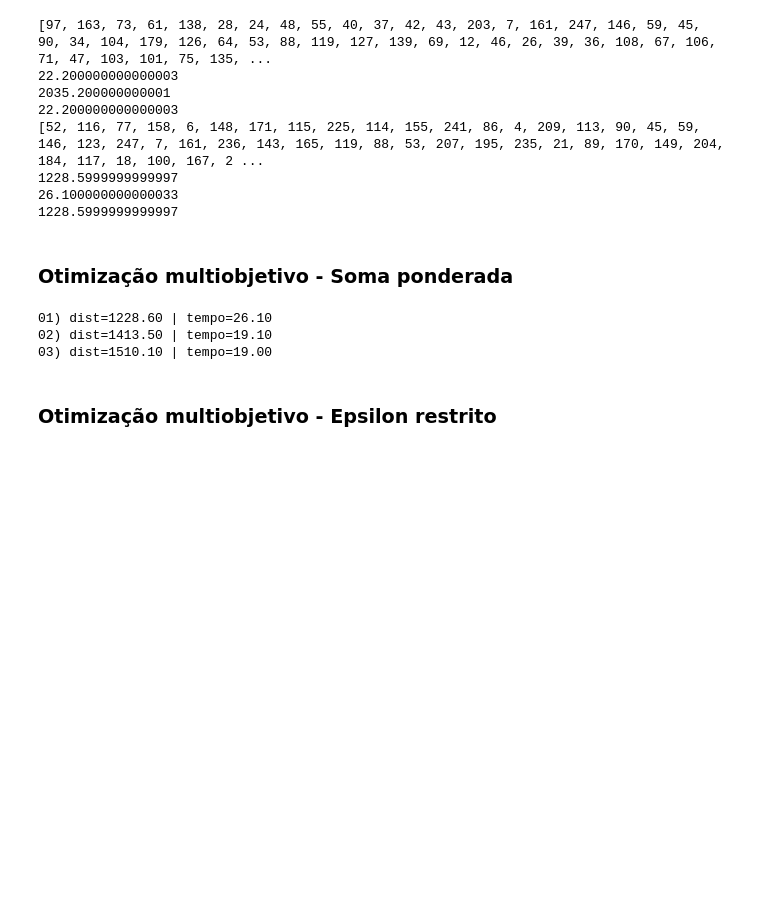
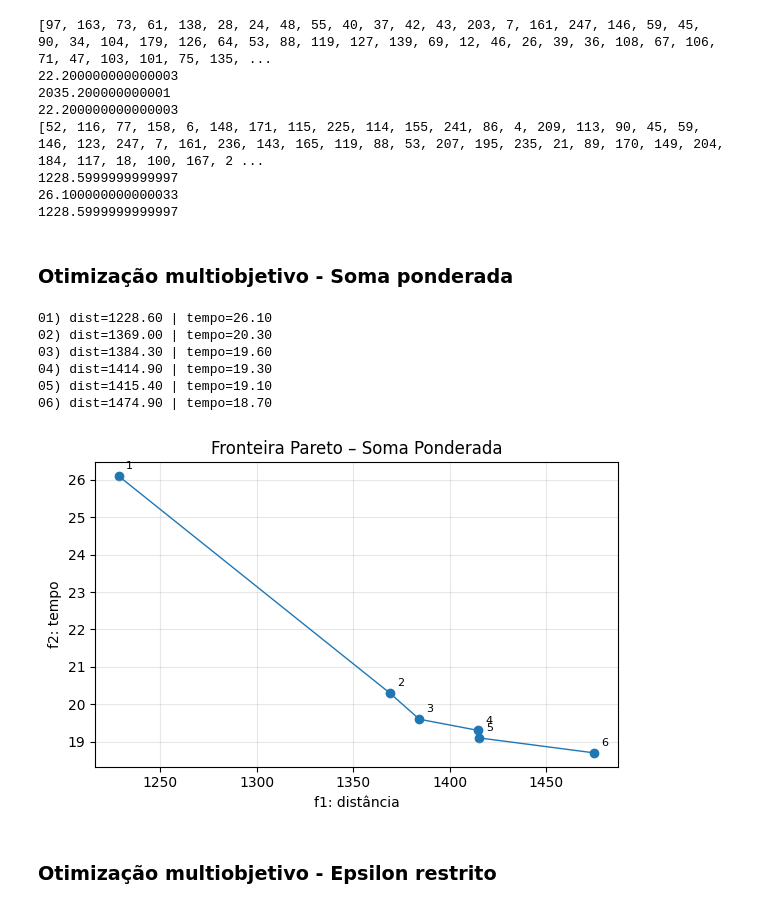
Before and after one commit to acpDaniel/Travelling-Salesman-Problem-TSP, a Jupyter notebook: tsp.ipynb, the cells around one changed output. Saved outputs shown, nothing was run; the diff lists cells and outputs as text; code cells hidden in the pictures; blank space fills up the shorter version.

Commit message:
testes do soma ponderada

```diff
--- a/tsp.ipynb
+++ b/tsp.ipynb
@@ -829,15 +829,45 @@ def filtrar_nao_dominadas(solucoes):
     fronteira.sort(key=lambda x: (x[0], x[1]))
     return fronteira
 # %%
-pareto_5 = fronteira_pareto_soma_ponderada(problema, n_pontos=15, lmax=1, kmax=3, max_iter=100)
+pareto_5 = fronteira_pareto_soma_ponderada(problema, n_pontos=20, lmax=1, kmax=3, max_iter=100)
 # %%
+def plot_pareto(pontos, titulo="Fronteira Pareto – Soma Ponderada",
+                conectar=True, numerar=True, savepath=None):
+
+    pts = sorted([(d, t) for (d, t, _) in pontos], key=lambda x: x[0])
+    xs = [d for d, _ in pts]
+    ys = [t for _, t in pts]
+
+    plt.figure(figsize=(6, 4))
+    plt.scatter(xs, ys)
+    if conectar:
+        plt.plot(xs, ys, linewidth=1)
+    if numerar:
+        for i, (x, y) in enumerate(pts, 1):
+            plt.annotate(str(i), (x, y), textcoords="offset points", xytext=(5, 5), fontsize=8)
+
+    plt.xlabel("f1: distância")
+    plt.ylabel("f2: tempo")
+    plt.title(titulo)
+    plt.grid(True, alpha=0.3)
+    plt.tight_layout()
+    if savepath:
+        plt.savefig(savepath, dpi=150, bbox_inches="tight")
+    plt.show()
+
 pareto_5_nd = filtrar_nao_dominadas(pareto_5)
 for i, (d, t, rota) in enumerate(pareto_5_nd, 1):
     print(f"{i:02d}) dist={d:.2f} | tempo={t:.2f}")
+
+plot_pareto(pareto_5_nd)
 # %% [output]
 01) dist=1228.60 | tempo=26.10
-02) dist=1413.50 | tempo=19.10
-03) dist=1510.10 | tempo=19.00
+02) dist=1369.00 | tempo=20.30
+03) dist=1384.30 | tempo=19.60
+04) dist=1414.90 | tempo=19.30
+05) dist=1415.40 | tempo=19.10
+06) dist=1474.90 | tempo=18.70
+[figure, added]
 # %% [markdown]
 ### Otimização multiobjetivo - Epsilon restrito
 # %%
```
